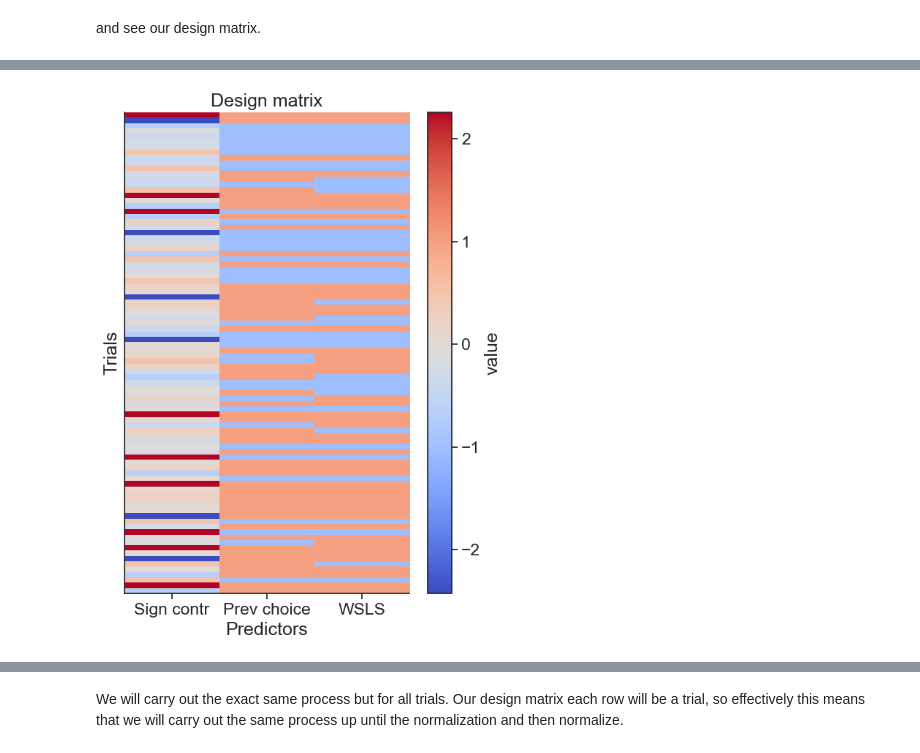
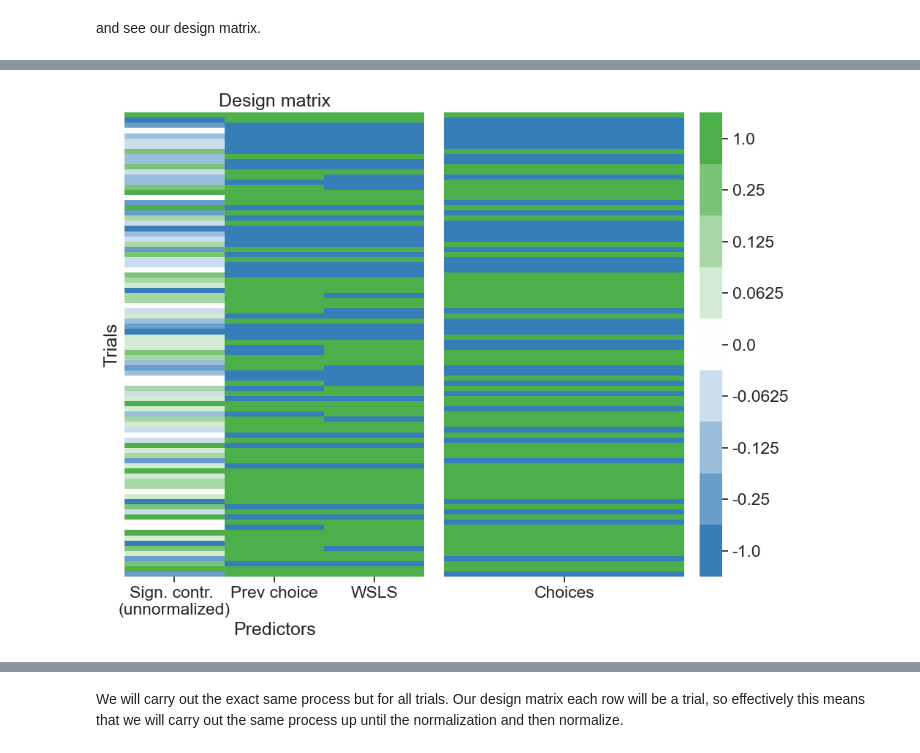
Before and after one commit to camila-maura/glm_hmm_notebook, a Jupyter notebook: scripts/01_ashwood_replication.ipynb, the cells around one changed output, grey strips where cells are left out. Saved outputs shown, nothing was run; the diff lists cells and outputs as text; code cells hidden in the pictures.

Commit message:
added all versions of design matrix

```diff
--- a/scripts/01_ashwood_replication.ipynb
+++ b/scripts/01_ashwood_replication.ipynb
@@ -531,14 +317,66 @@ plt.show()
-# %%
-plt.figure(figsize=(6,8))
-plt.imshow(normalized_inpt, aspect="auto", cmap="coolwarm",)
-plt.colorbar(label="value")
-plt.xticks([0,1,2], ["Sign contr", "Prev choice", "WSLS"])
-plt.yticks([])
-plt.xlabel("Predictors")
-plt.ylabel("Trials")
-plt.title("Design matrix")
-
-plt.tight_layout()
-plt.show()
-# %% [output]
-[figure, removed]
+# %%
+fig, axes = plt.subplots(1, 2, figsize=(10, 8), sharey=True)
+
+# ---- define signed contrast bins ----
+signed_levels = np.array([
+    -1.0, -0.25, -0.125, -0.0625, 0.0,
+     0.0625, 0.125, 0.25, 1.0
+])
+signed_levels_ticks = signed_levels+.5
+
+all_levels = signed_levels
+all_levels = np.unique(all_levels)
+all_levels.sort()
+
+cmap_cat = ListedColormap(plt.cm.viridis(np.linspace(0, 1, len(all_levels)+1)))
+cmap_cat = LinearSegmentedColormap.from_list(
+    "bias_map",
+    ["#377eb8", "white", "#4daf4a"]  # left → neutral → right
+)
+bounds = np.concatenate([
+    all_levels - 1e-6,
+    [all_levels[-1] + 1]
+])
+
+#bounds = all_levels
+
+norm = BoundaryNorm(bounds, cmap_cat.N)
+
+# ---- heatmap 1: full design matrix ----
+sns.heatmap(
+    unnormalized_inpt,
+    ax=axes[0],
+    cmap=cmap_cat,
+    norm=norm,
+    cbar=False
+)
+
+axes[0].set_xticks([0.5, 1.5, 2.5],
+                   ["Sign. contr. \n(unnormalized)", "Prev choice", "WSLS"])
+axes[0].set_yticks([])
+axes[0].set_xlabel("Predictors")
+axes[0].set_ylabel("Trials")
+axes[0].set_title("Design matrix")
+
+# ---- heatmap 2: choices ----
+sns.heatmap(
+    valid_choices.to_numpy().reshape(-1, 1),
+    ax=axes[1],
+    cmap=cmap_cat,
+    norm=norm,
+    cbar=True
+)
+axes[0].set_yticks([])
+axes[1].set_xticks([0.5], ["Choices"])
+
+cbar = axes[1].collections[0].colorbar
+
+midpoints = (bounds[:-1] + bounds[1:]) / 2
+cbar.ax.minorticks_off()
+cbar.set_ticks(midpoints)
+cbar.set_ticklabels([str(v) for v in signed_levels])
+
+plt.tight_layout()
+plt.show()
+# %% [output]
+[figure, added]
```
Also changed, not shown: parts of 6 cells of this notebook, 2 other files.
